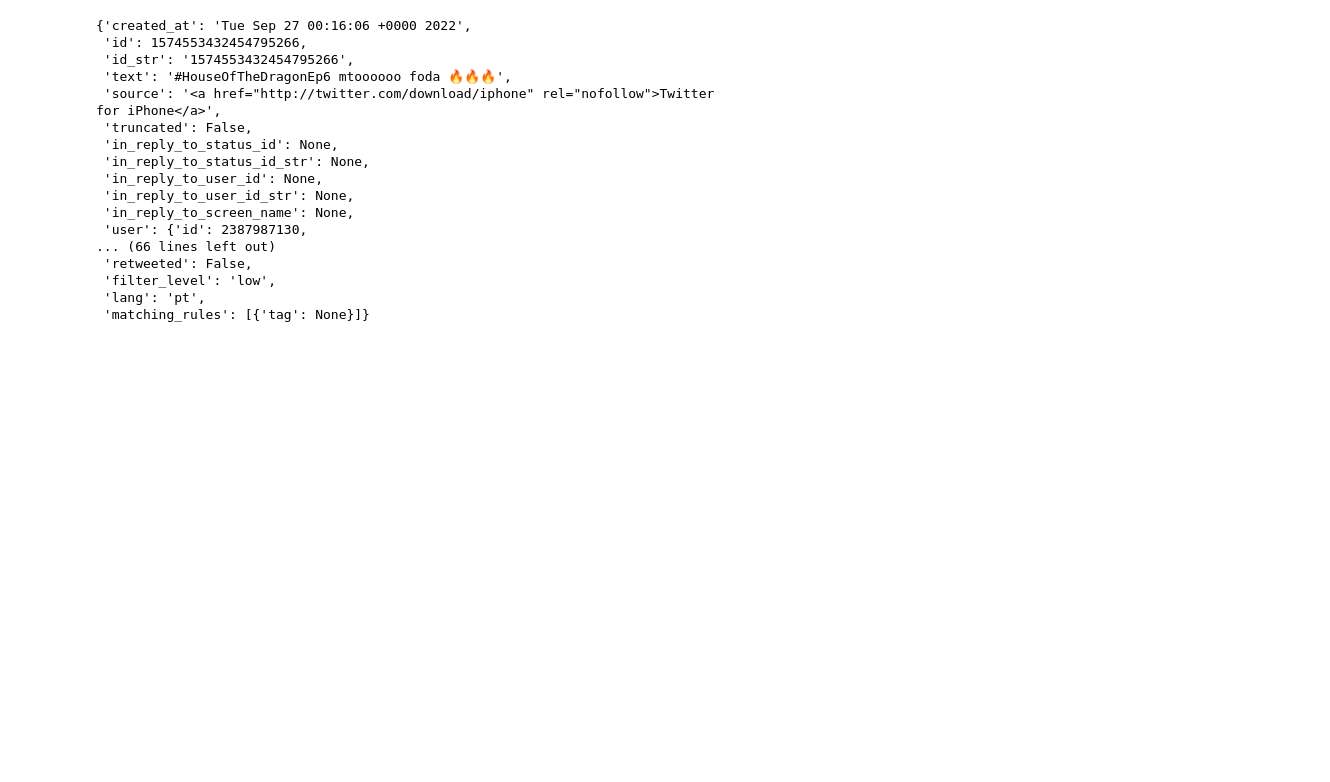
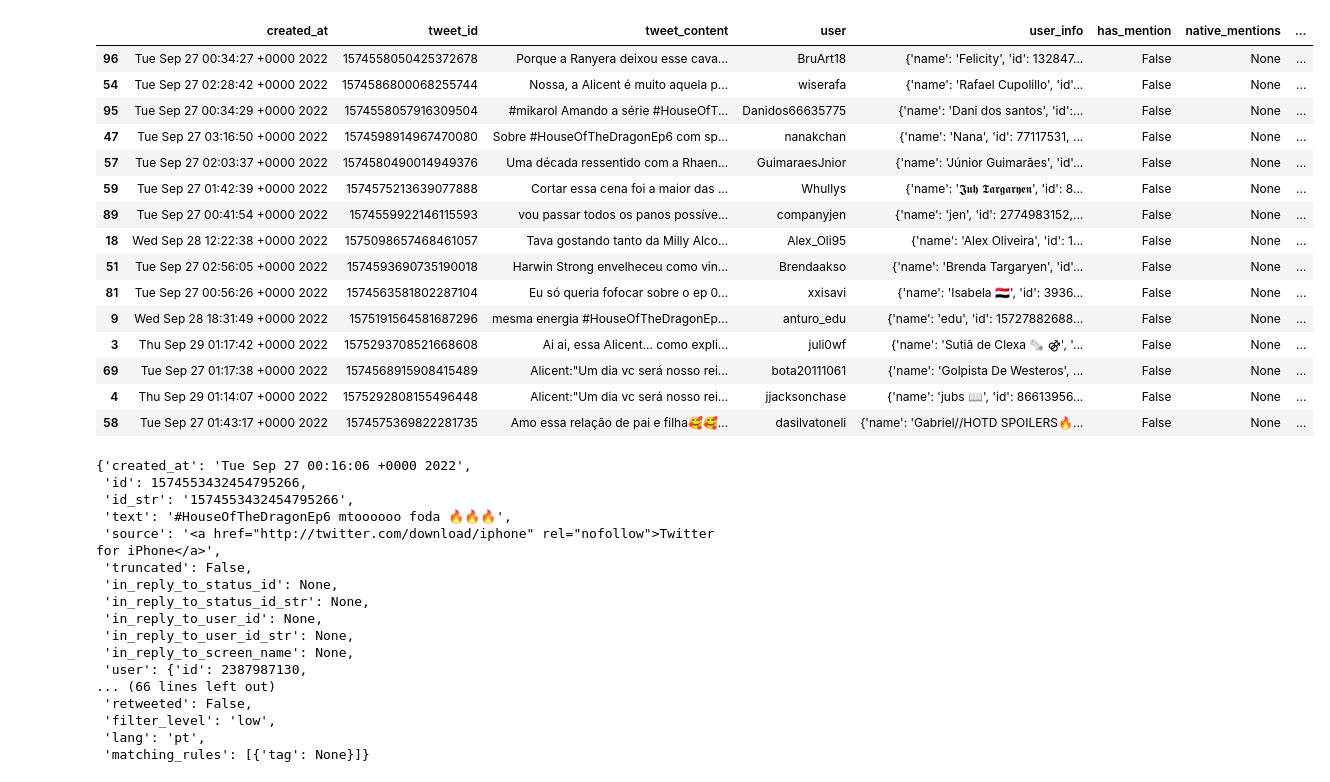
Before and after one commit to lucasraniere/twitter-data-extraction-2022-elections, a Jupyter notebook: teste.ipynb, the cells around one changed output. Cells and saved outputs as stored; diff of their text form; code cells hidden in the pictures; blank space fills up the shorter version.

```diff
--- a/teste.ipynb
+++ b/teste.ipynb
@@ -38,7 +56,7 @@ rt
  'retweeted': False,
  'lang': 'pt'}
 # %%
-tweets_30_days = search._30_days('#HouseOfTheDragonEp6', lang='pt', amount=100)
+tweets_30_days = search._archive('#HouseOfTheDragonEp6', lang='pt', amount=500)
 # %%
 tweets_30_days._info
 # %% [output]
@@ -45,0 +64,3 @@ tweets_30_days._info
+# %%
+df_old = tweets_30_days.get_dataframe()
+df_old.shape
@@ -46,3 +84,22 @@ tweets_30_days._info
+# %%
+df_old.sample(15)
+# %% [output]
+|  | created_at | tweet_id | tweet_content | user | user_info | has_mention | native_mentions | ... |
+| 96 | Tue Sep 27 00:34:27 +0000 2022 | 1574558050425372678 | Porque a Ranyera deixou esse cava... | BruArt18 | {'name': 'Felicity', 'id': 132847... | False | None | ... |
+| 54 | Tue Sep 27 02:28:42 +0000 2022 | 1574586800068255744 | Nossa, a Alicent é muito aquela p... | wiserafa | {'name': 'Rafael Cupolillo', 'id'... | False | None | ... |
+| 95 | Tue Sep 27 00:34:29 +0000 2022 | 1574558057916309504 | #mikarol Amando a série #HouseOfT... | Danidos66635775 | {'name': 'Dani dos santos', 'id':... | False | None | ... |
+| 47 | Tue Sep 27 03:16:50 +0000 2022 | 1574598914967470080 | Sobre #HouseOfTheDragonEp6 com sp... | nanakchan | {'name': 'Nana', 'id': 77117531, ... | False | None | ... |
+| 57 | Tue Sep 27 02:03:37 +0000 2022 | 1574580490014949376 | Uma década ressentido com a Rhaen... | GuimaraesJnior | {'name': 'Júnior Guimarães', 'id'... | False | None | ... |
+| 59 | Tue Sep 27 01:42:39 +0000 2022 | 1574575213639077888 | Cortar essa cena foi a maior das ... | Whullys | {'name': '𝕵𝖚𝖍 𝕿𝖆𝖗𝖌𝖆𝖗𝖞𝖊𝖓', 'id': 8... | False | None | ... |
+| 89 | Tue Sep 27 00:41:54 +0000 2022 | 1574559922146115593 | vou passar todos os panos possíve... | companyjen | {'name': 'jen', 'id': 2774983152,... | False | None | ... |
+| 18 | Wed Sep 28 12:22:38 +0000 2022 | 1575098657468461057 | Tava gostando tanto da Milly Alco... | Alex_Oli95 | {'name': 'Alex Oliveira', 'id': 1... | False | None | ... |
+| 51 | Tue Sep 27 02:56:05 +0000 2022 | 1574593690735190018 | Harwin Strong envelheceu como vin... | Brendaakso | {'name': 'Brenda Targaryen', 'id'... | False | None | ... |
+| 81 | Tue Sep 27 00:56:26 +0000 2022 | 1574563581802287104 | Eu só queria fofocar sobre o ep 0... | xxisavi | {'name': 'Isabela 🇾🇪', 'id': 3936... | False | None | ... |
+| 9 | Wed Sep 28 18:31:49 +0000 2022 | 1575191564581687296 | mesma energia #HouseOfTheDragonEp... | anturo_edu | {'name': 'edu', 'id': 15727882688... | False | None | ... |
+| 3 | Thu Sep 29 01:17:42 +0000 2022 | 1575293708521668608 | Ai ai, essa Alicent... como expli... | juli0wf | {'name': 'Sutiã de Clexa 🗞️ ⚣', '... | False | None | ... |
+| 69 | Tue Sep 27 01:17:38 +0000 2022 | 1574568915908415489 | Alicent:"Um dia vc será nosso rei... | bota20111061 | {'name': 'Golpista De Westeros', ... | False | None | ... |
+| 4 | Thu Sep 29 01:14:07 +0000 2022 | 1575292808155496448 | Alicent:"Um dia vc será nosso rei... | jjacksonchase | {'name': 'jubs 📖', 'id': 86613956... | False | None | ... |
+| 58 | Tue Sep 27 01:43:17 +0000 2022 | 1574575369822281735 | Amo essa relação de pai e filha🥰🥰... | dasilvatoneli | {'name': 'Gabriel//HOTD SPOILERS🔥... | False | None | ... |
 # %%
 rt = {}
 
```
Also changed, not shown: parts of 8 cells of this notebook, 1 other file.
